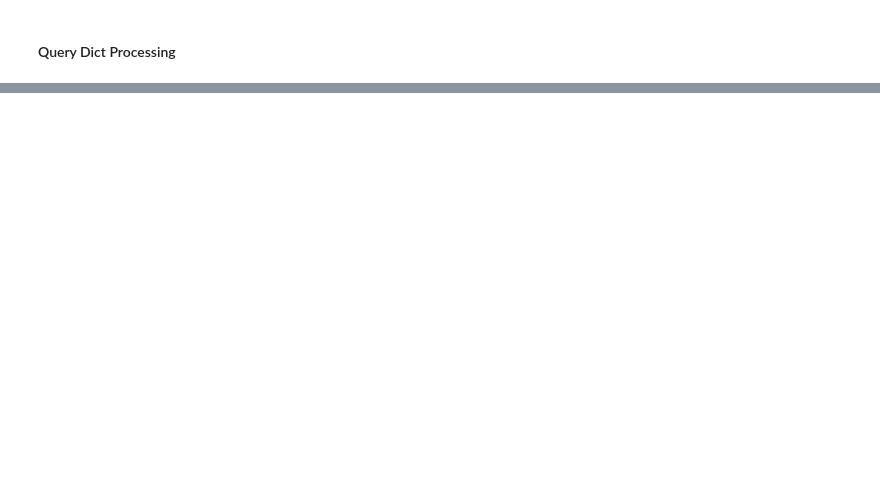
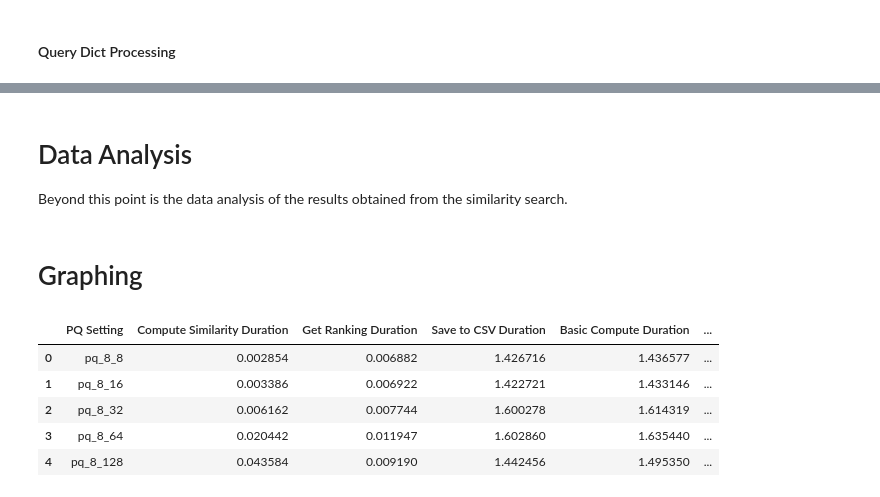
Before and after one commit to titim789/Data_Analytics_Project, a Jupyter notebook: ProductQuantization.ipynb, the cells around one changed output, grey strips where cells are left out. Drawn from its saved outputs; the diff is of its cells as text; code cells hidden in the pictures; blank space fills up the shorter version.

```diff
--- a/ProductQuantization.ipynb
+++ b/ProductQuantization.ipynb
@@ -590,0 +727,3 @@ Name: Data, dtype: object
+# %%
+# Create df to store the accuracy results
+compute_accuracy_df = pd.DataFrame(columns=['Query', 'PQ Setting', 'Accuracy'])
@@ -590,0 +960,4 @@ Name: Data, dtype: object
+# %% [markdown]
+# Data Analysis
+
+Beyond this point is the data analysis of the results obtained from the similarity search.
@@ -590,0 +1003,31 @@ Name: Data, dtype: object
+# %% [markdown]
+# Graphing
+# %%
+# Compute Time Analysis
+import matplotlib.pyplot as plt
+import numpy as np
+import pandas as pd
+
+# Load the compute time analysis csv
+compute_time_analysis_df = pd.read_csv("PQ/PQ Search Results/compute_time_analysis.csv")
+
+# Create now columns M and Ks and populate them with the values from the PQ Setting column
+compute_time_analysis_df['M'] = 0
+compute_time_analysis_df['Ks'] = 0
+
+# Iterate through the dataframe and populate the M and Ks columns
+for index, row in compute_time_analysis_df.iterrows():
+    pq_setting = row['PQ Setting']
+    pq_setting = pq_setting.split("_")
+    compute_time_analysis_df.at[index, 'M'] = pq_setting[1]
+    compute_time_analysis_df.at[index, 'Ks'] = pq_setting[2]
+
+# print(compute_time_analysis_df.head())
+compute_time_analysis_df.head()
+# %% [output]
+|  | PQ Setting | Compute Similarity Duration | Get Ranking Duration | Save to CSV Duration | Basic Compute Duration | ... |
+| 0 | pq_8_8 | 0.002854 | 0.006882 | 1.426716 | 1.436577 | ... |
+| 1 | pq_8_16 | 0.003386 | 0.006922 | 1.422721 | 1.433146 | ... |
+| 2 | pq_8_32 | 0.006162 | 0.007744 | 1.600278 | 1.614319 | ... |
+| 3 | pq_8_64 | 0.020442 | 0.011947 | 1.602860 | 1.635440 | ... |
+| 4 | pq_8_128 | 0.043584 | 0.009190 | 1.442456 | 1.495350 | ... |
```
Also changed, not shown: parts of 17 cells of this notebook, 11 other files.
